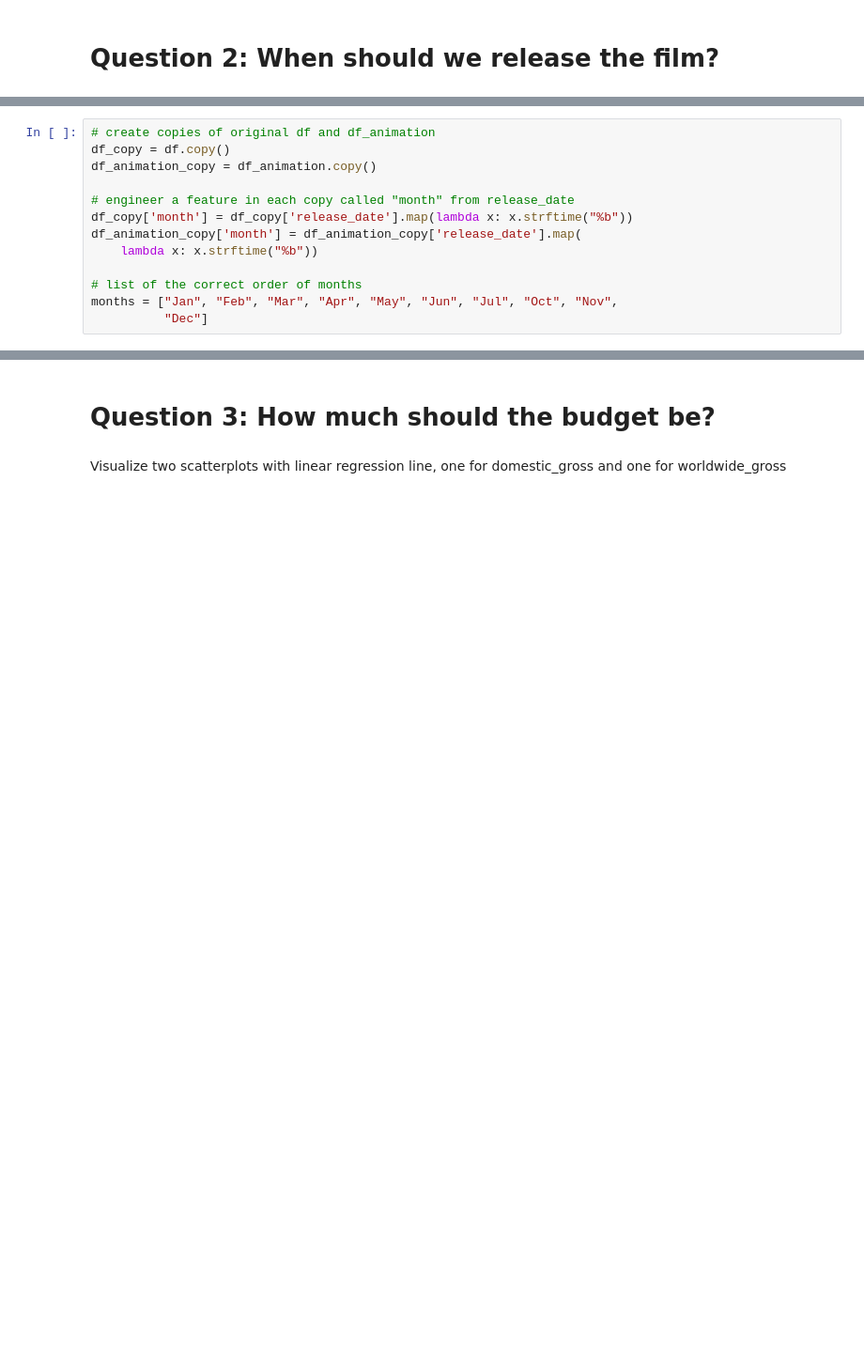
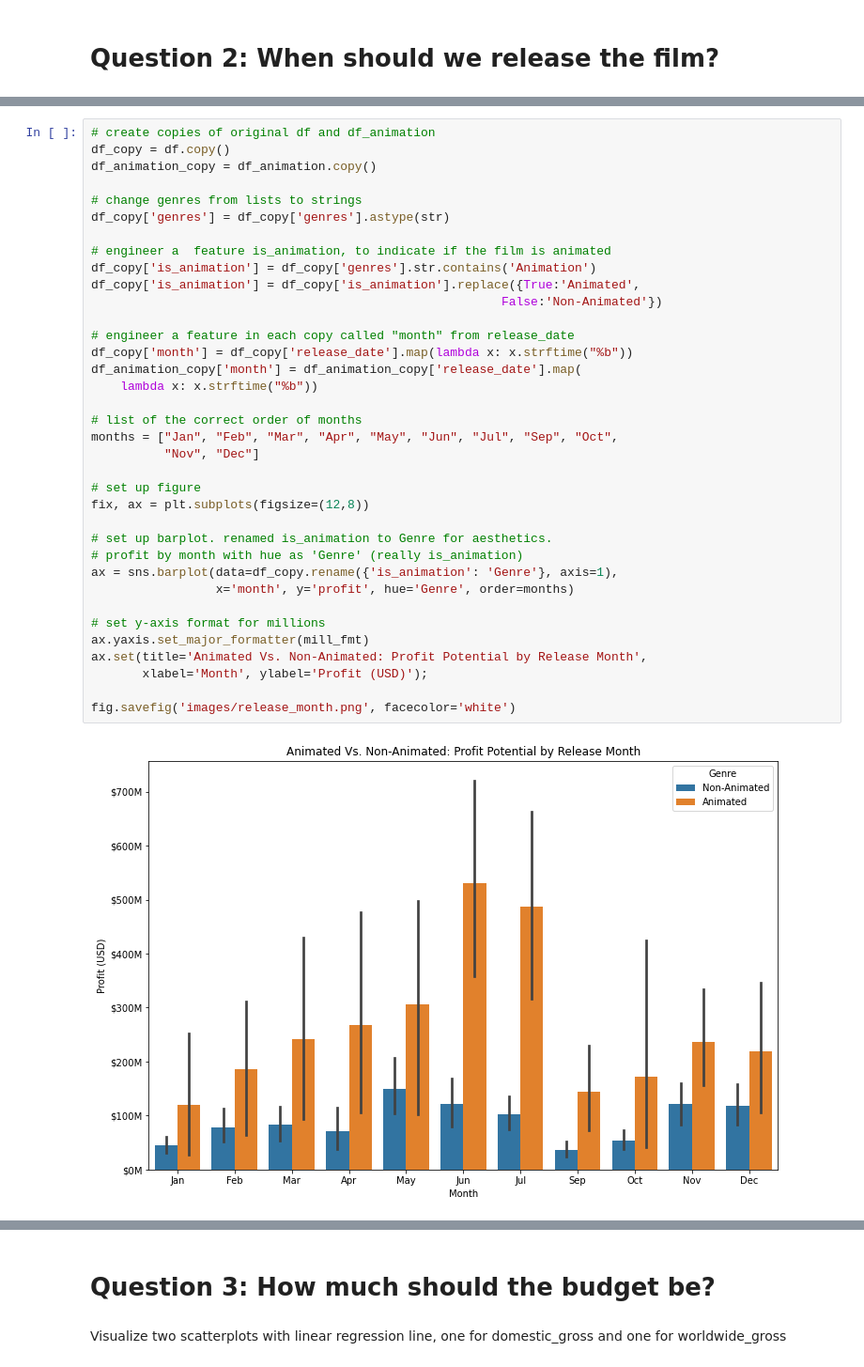
Before and after one commit to brtracy/dsc-phase-1-project-v2-3, a Jupyter notebook: student.ipynb, the cells around one changed output, grey strips where cells are left out. Shown: that part at 94% size. Drawn from its saved outputs; the diff is of its cells as text; blank space fills up the shorter version.

```diff
--- a/student.ipynb
+++ b/student.ipynb
@@ -479,13 +537,38 @@ The data would endorse making an animated **adventure/comedy.**
 # %%
 # create copies of original df and df_animation
 df_copy = df.copy()
 df_animation_copy = df_animation.copy()
+
+# change genres from lists to strings
+df_copy['genres'] = df_copy['genres'].astype(str)
+
+# engineer a  feature is_animation, to indicate if the film is animated
+df_copy['is_animation'] = df_copy['genres'].str.contains('Animation')
+df_copy['is_animation'] = df_copy['is_animation'].replace({True:'Animated',
+                                                        False:'Non-Animated'})
 
 # engineer a feature in each copy called "month" from release_date
 df_copy['month'] = df_copy['release_date'].map(lambda x: x.strftime("%b"))
 df_animation_copy['month'] = df_animation_copy['release_date'].map(
     lambda x: x.strftime("%b"))
 
 # list of the correct order of months
-months = ["Jan", "Feb", "Mar", "Apr", "May", "Jun", "Jul", "Oct", "Nov",
-          "Dec"]
+months = ["Jan", "Feb", "Mar", "Apr", "May", "Jun", "Jul", "Sep", "Oct",
+          "Nov", "Dec"]
+
+# set up figure
+fix, ax = plt.subplots(figsize=(12,8))
+
+# set up barplot. renamed is_animation to Genre for aesthetics.
+# profit by month with hue as 'Genre' (really is_animation)
+ax = sns.barplot(data=df_copy.rename({'is_animation': 'Genre'}, axis=1),
+                 x='month', y='profit', hue='Genre', order=months)
+
+# set y-axis format for millions
+ax.yaxis.set_major_formatter(mill_fmt)
+ax.set(title='Animated Vs. Non-Animated: Profit Potential by Release Month',
+       xlabel='Month', ylabel='Profit (USD)');
+
+fig.savefig('images/release_month.png', facecolor='white')
+# %% [output]
+[figure, added]
```
Also changed, not shown: parts of 53 cells of this notebook, 5 other files.
